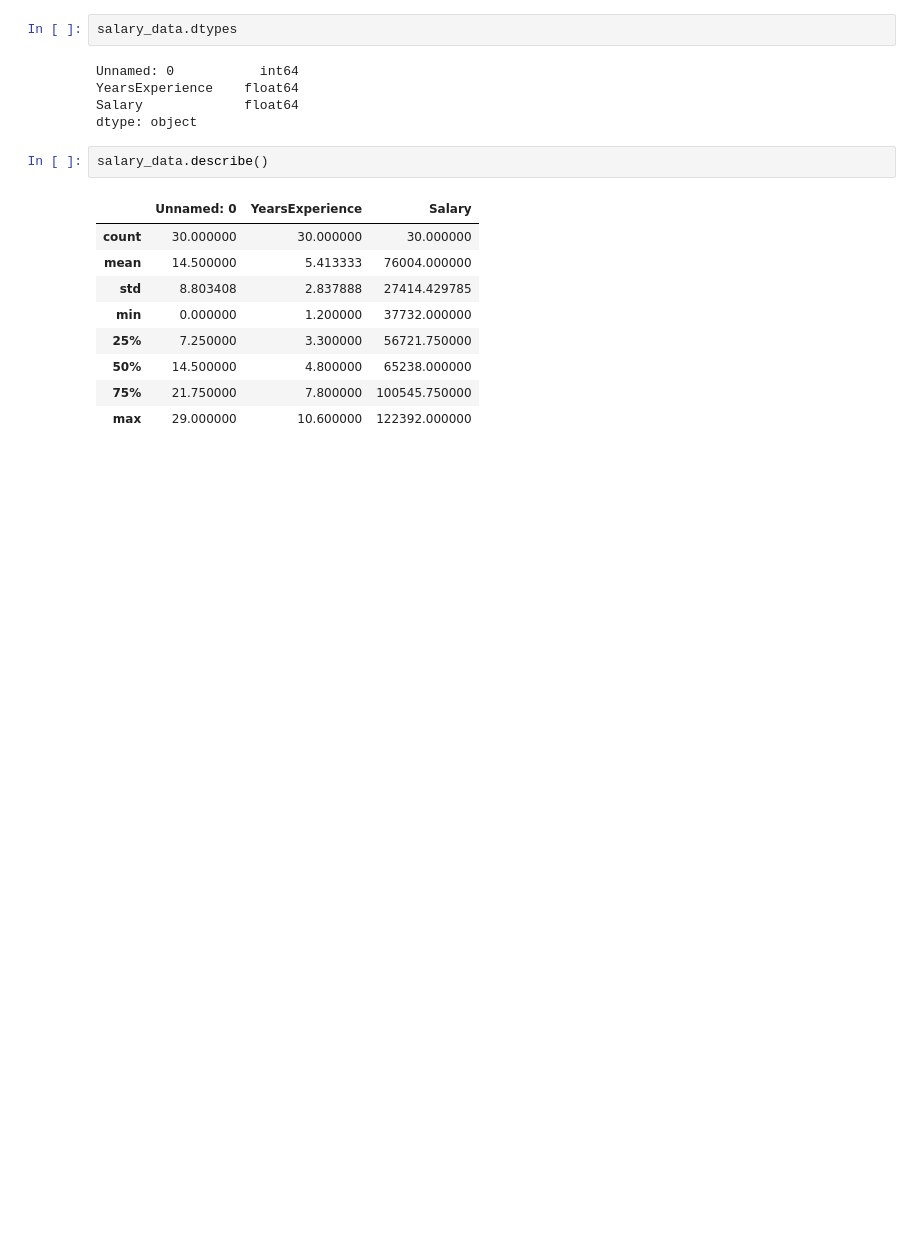
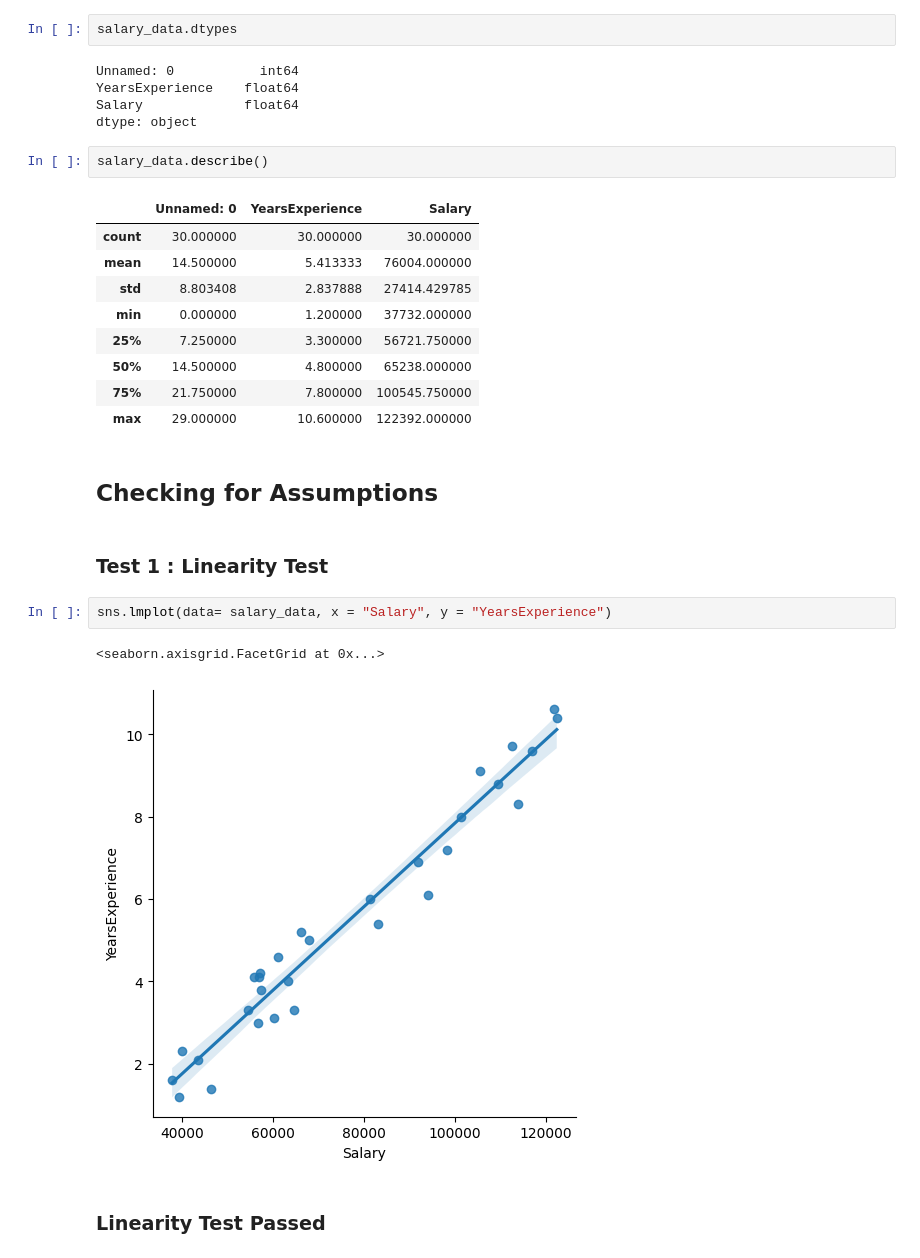
Before and after one commit to Vignesh-H-Space/Learning, a Jupyter notebook: ProITBridge/Machine Learning/01_Practice_Linear Regression/Salary_Prediction.ipynb, the cells around one changed output. Saved outputs shown, nothing was run; the diff lists cells and outputs as text; blank space fills up the shorter version.

Commit message:
Linearity Test Passed

```diff
--- a/ProITBridge/Machine Learning/01_Practice_Linear Regression/Salary_Prediction.ipynb
+++ b/ProITBridge/Machine Learning/01_Practice_Linear Regression/Salary_Prediction.ipynb
@@ -64,3 +64,14 @@ salary_data.describe()
 | 50% | 14.500000 | 4.800000 | 65238.000000 |
 | 75% | 21.750000 | 7.800000 | 100545.750000 |
 | max | 29.000000 | 10.600000 | 122392.000000 |
+# %% [markdown]
+## Checking for Assumptions
+# %% [markdown]
+### Test 1 : Linearity Test
+# %%
+sns.lmplot(data= salary_data, x = "Salary", y = "YearsExperience")
+# %% [output]
+<seaborn.axisgrid.FacetGrid at 0x...>
+[figure, added]
+# %% [markdown]
+### Linearity Test Passed
```
